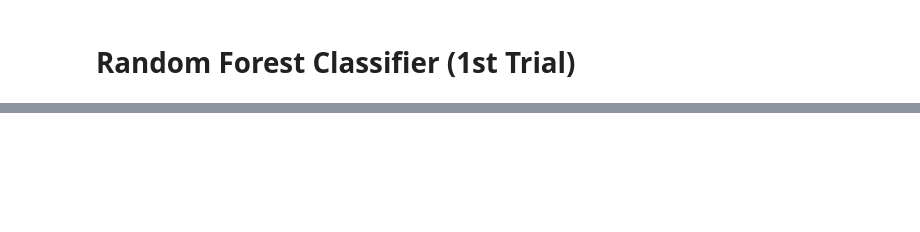
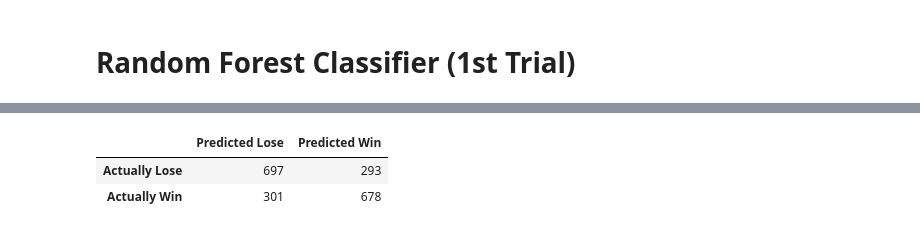
Before and after one commit to jhl126/For-Fun-LoL-Data, a Jupyter notebook: Lol Blue Wins Classification.ipynb, the cells around one changed output, grey strips where cells are left out. Cells and saved outputs as stored; diff of their text form; code cells hidden in the pictures; blank space fills up the shorter version.

```diff
--- a/Lol Blue Wins Classification.ipynb
+++ b/Lol Blue Wins Classification.ipynb
@@ -559,0 +448,13 @@ y_pred = model.predict(X_test)
+# %%
+y_pred = pipeline.predict(X_test)
+
+con_mat = pd.DataFrame(
+    confusion_matrix(y_test, y_pred),
+    index=["Actually Lose", "Actually Win"],
+    columns=["Predicted Lose", "Predicted Win"],
+)
+con_mat.style.background_gradient(axis=None)
+# %% [output]
+|  | Predicted Lose | Predicted Win |
+| Actually Lose | 697 | 293 |
+| Actually Win | 301 | 678 |
```
Also changed, not shown: parts of 67 cells of this notebook, 1 other file.
